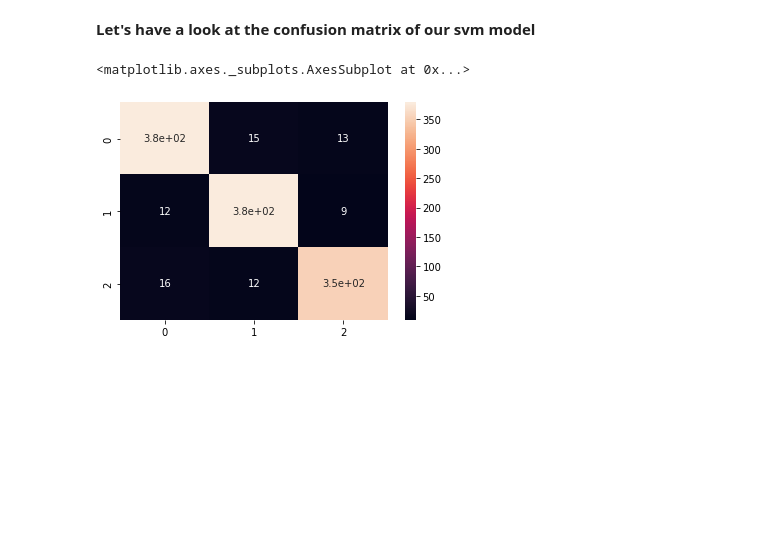
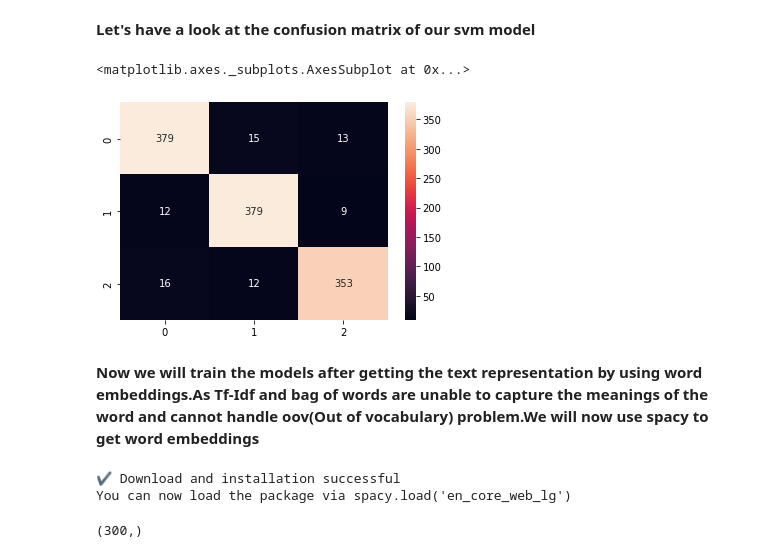
Before and after one commit to Darshan-Thakar/Darshan-Thakar, a Jupyter notebook: CommentsEmotionClassifier.ipynb, the cells around one changed output. Drawn from its saved outputs; the diff is of its cells as text; code cells hidden in the pictures; blank space fills up the shorter version.

Commit message:
In this commit I have generated the sentence embeddings for the corpus using spacy.

```diff
--- a/CommentsEmotionClassifier.ipynb
+++ b/CommentsEmotionClassifier.ipynb
@@ -278,7 +278,15 @@ print(predictions)
 # %%
 cm=confusion_matrix(Y_test,y_pred_svm);
 
-sns.heatmap(cm, annot=True)
+sns.heatmap(cm, annot=True,fmt='d')
 # %% [output]
 <matplotlib.axes._subplots.AxesSubplot at 0x...>
-[figure, old version]
+[figure, new version]
+# %% [markdown]
+**Now we will train the models after getting the text representation by using word embeddings.As Tf-Idf and bag of words are unable to capture the meanings of the word and cannot handle oov(Out of vocabulary) problem.We will now use spacy to get word embeddings**
+# %%
+import spacy.cli
+spacy.cli.download("en_core_web_lg");
+# %% [output]
+✔ Download and installation successful
+You can now load the package via spacy.load('en_core_web_lg')
@@ -284,0 +304,4 @@ sns.heatmap(cm, annot=True)
+# %%
+df['word_embeddings'][0].shape
+# %% [output]
+(300,)
```
Also changed, not shown: parts of 10 cells of this notebook.
